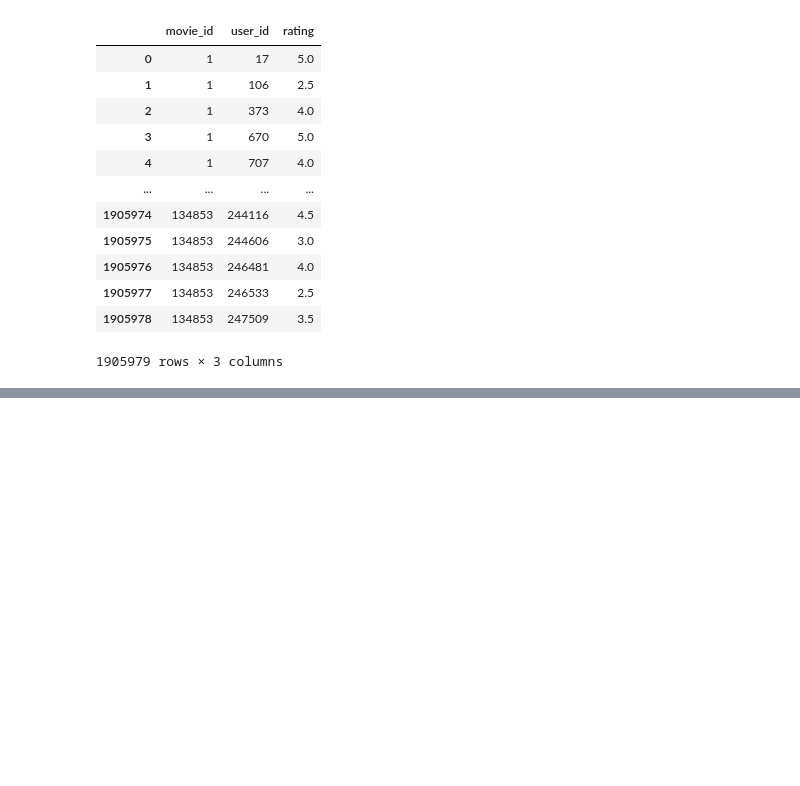
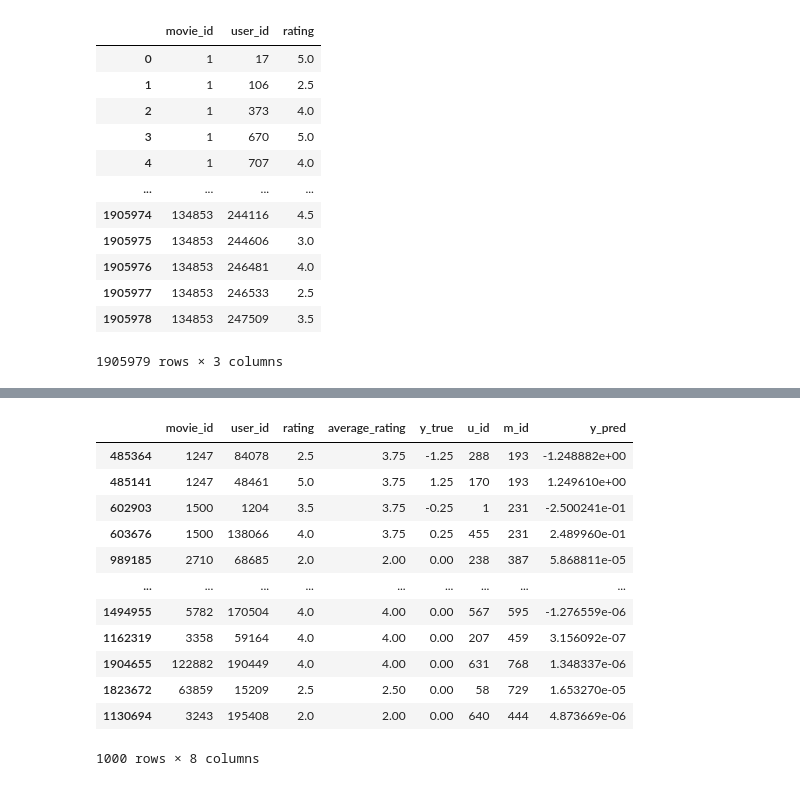
Before and after one commit to olimpia1/sb_boot_camp_ds, a Jupyter notebook: recommendationEngine/Recommendation Engine.ipynb, the cells around one changed output, grey strips where cells are left out. Saved outputs shown, nothing was run; the diff lists cells and outputs as text; code cells hidden in the pictures; blank space fills up the shorter version.

```diff
--- a/recommendationEngine/Recommendation Engine.ipynb
+++ b/recommendationEngine/Recommendation Engine.ipynb
@@ -1015,0 +1134,4 @@ df.merge(mu, left_on='movie_id', right_index=True)
+# %%
+df['y_pred'] = recommender.predict([u_id, m_id])
+df
+# %% [output]
@@ -1015,0 +1139,13 @@ df.merge(mu, left_on='movie_id', right_index=True)
+|  | movie_id | user_id | rating | average_rating | y_true | u_id | m_id | y_pred |
+| 485364 | 1247 | 84078 | 2.5 | 3.75 | -1.25 | 288 | 193 | -1.248882e+00 |
+| 485141 | 1247 | 48461 | 5.0 | 3.75 | 1.25 | 170 | 193 | 1.249610e+00 |
+| 602903 | 1500 | 1204 | 3.5 | 3.75 | -0.25 | 1 | 231 | -2.500241e-01 |
+| 603676 | 1500 | 138066 | 4.0 | 3.75 | 0.25 | 455 | 231 | 2.489960e-01 |
+| 989185 | 2710 | 68685 | 2.0 | 2.00 | 0.00 | 238 | 387 | 5.868811e-05 |
+| ... | ... | ... | ... | ... | ... | ... | ... | ... |
+| 1494955 | 5782 | 170504 | 4.0 | 4.00 | 0.00 | 567 | 595 | -1.276559e-06 |
+| 1162319 | 3358 | 59164 | 4.0 | 4.00 | 0.00 | 207 | 459 | 3.156092e-07 |
+| 1904655 | 122882 | 190449 | 4.0 | 4.00 | 0.00 | 631 | 768 | 1.348337e-06 |
+| 1823672 | 63859 | 15209 | 2.5 | 2.50 | 0.00 | 58 | 729 | 1.653270e-05 |
+| 1130694 | 3243 | 195408 | 2.0 | 2.00 | 0.00 | 640 | 444 | 4.873669e-06 |
+1000 rows × 8 columns
```
Also changed, not shown: parts of 12 cells of this notebook.
